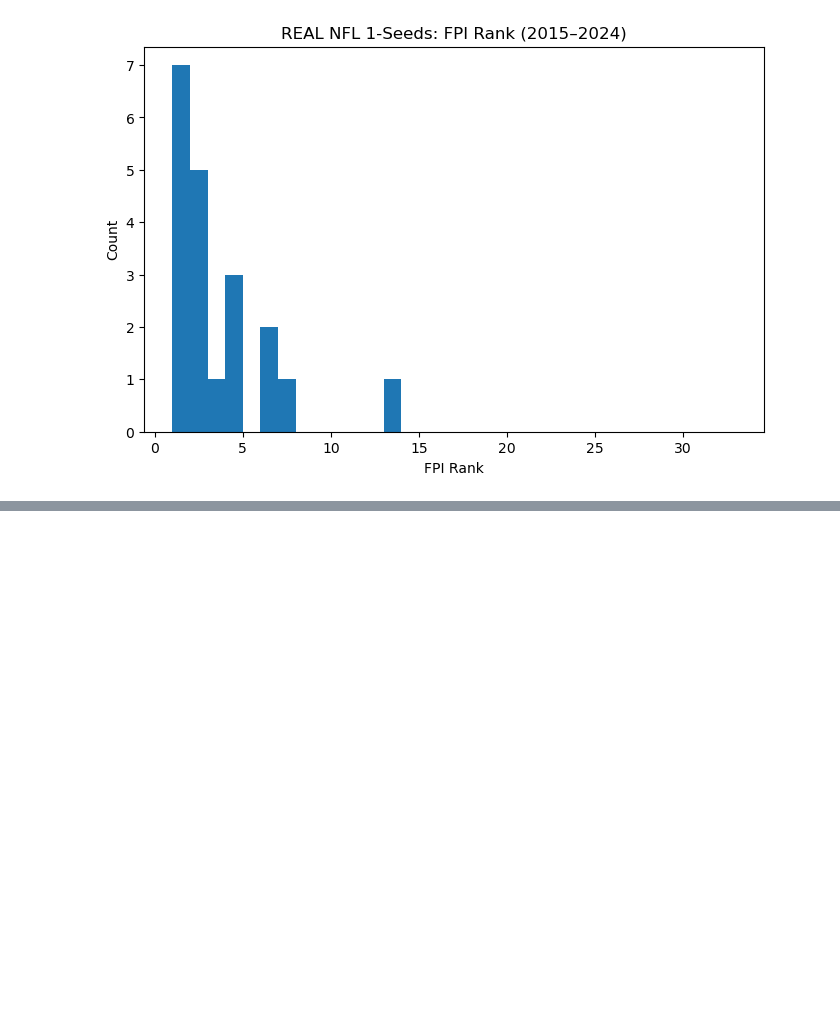
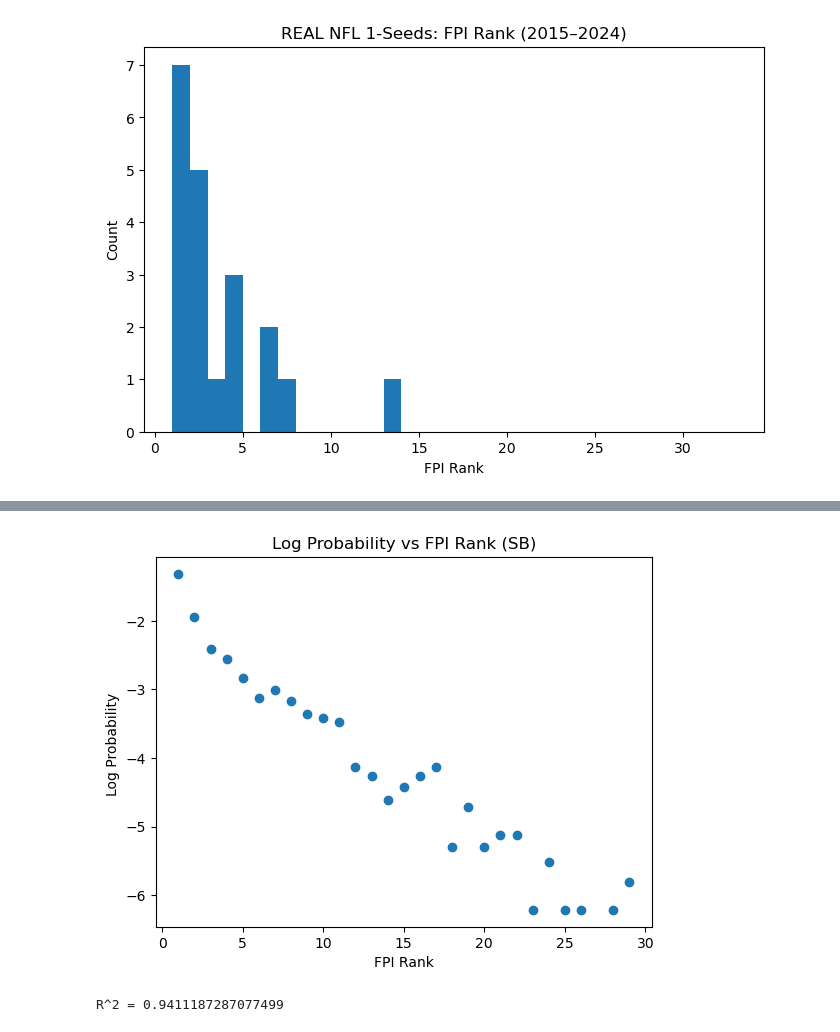
Before and after one commit to lukecharlier-bsu/MATH-401-Luke-Charlier, a Jupyter notebook: Analysis.ipynb, the cells around one changed output, grey strips where cells are left out. Cells and saved outputs as stored; diff of their text form; code cells hidden in the pictures; blank space fills up the shorter version.

```diff
--- a/Analysis.ipynb
+++ b/Analysis.ipynb
@@ -367,4 +441,20 @@ All Super Bowl winner FPI ranks:
 [figure]
+# %%
+rank_counts = sb_winner_ranks_df["FPI_Rank"].value_counts().sort_index()
+rank_probs = rank_counts / rank_counts.sum()
+
+plt.scatter(rank_probs.index, np.log(rank_probs))
+plt.xlabel("FPI Rank")
+plt.ylabel("Log Probability ")
+plt.title("Log Probability vs FPI Rank (SB)")
+plt.show()
+
+slope, intercept, r, p, se = linregress(rank_probs.index, np.log(rank_probs))
+
+print("R^2 =", r**2)
+# %% [output]
+[figure, added]
+R^2 = 0.9411187287077499
 # %%
 # How often does the best team win the Super Bowl (custom tiebreakers)
 sb_winner_ranks = []
```
Also changed, not shown: parts of 16 cells of this notebook, 3 other files.
